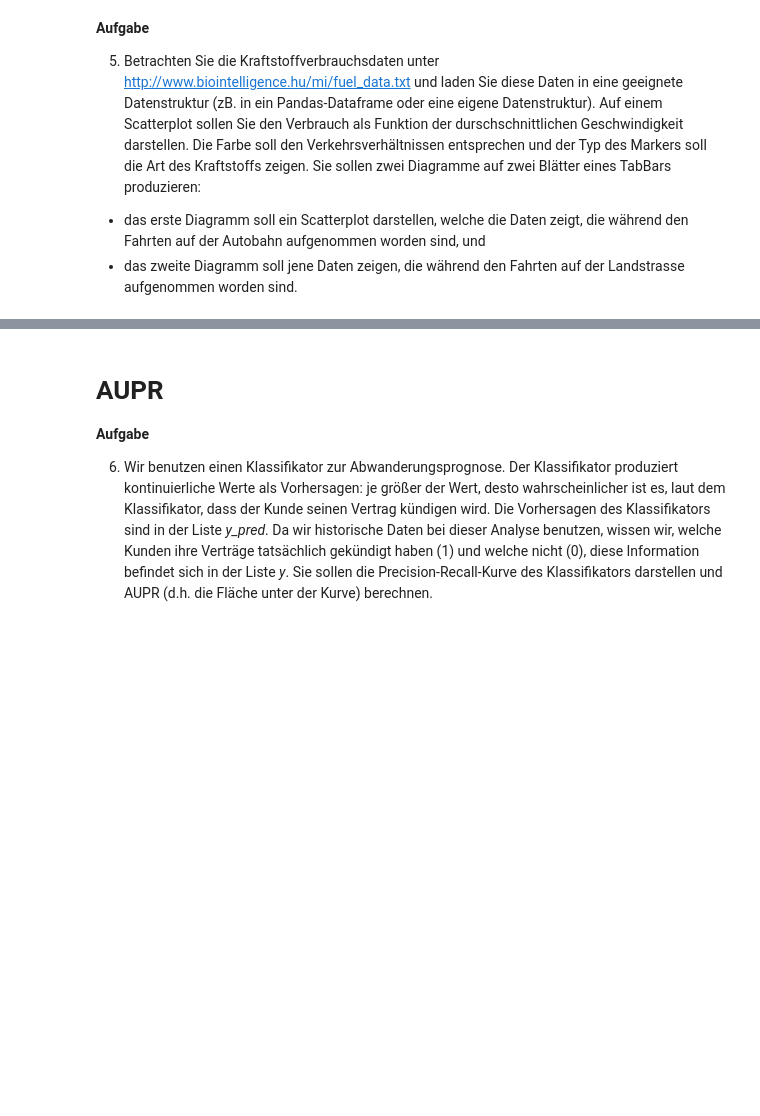
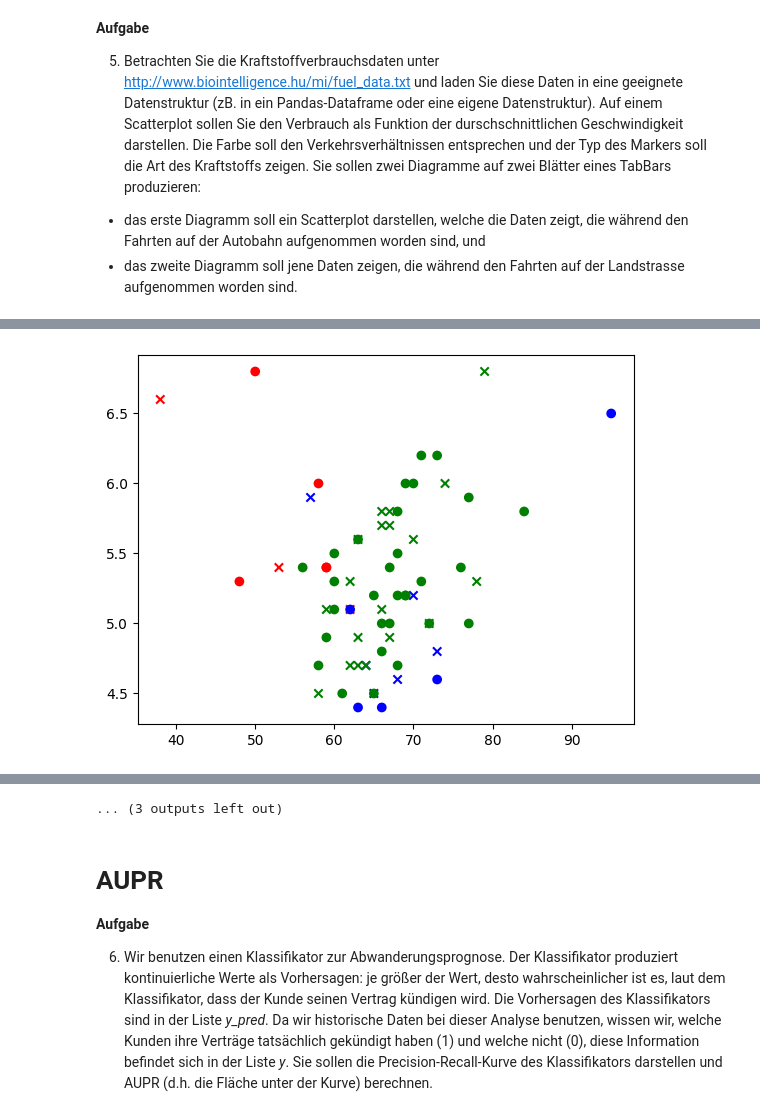
Before and after one commit to kr7/dskim1600, a Jupyter notebook: Diagramme.ipynb, the cells around one changed output, grey strips where cells are left out. Cells and saved outputs as stored; diff of their text form; code cells hidden in the pictures; blank space fills up the shorter version.

```diff
--- a/Diagramme.ipynb
+++ b/Diagramme.ipynb
@@ -168,3 +212,7 @@ with tb.output_to(3):
 Auf einem Scatterplot sollen Sie den Verbrauch als Funktion der durschschnittlichen Geschwindigkeit darstellen. Die Farbe soll den Verkehrsverhältnissen entsprechen und der Typ des Markers soll die Art des Kraftstoffs zeigen. Sie sollen zwei Diagramme auf zwei Blätter eines TabBars produzieren:
 - das erste Diagramm soll ein Scatterplot darstellen, welche die Daten zeigt, die während den Fahrten auf der Autobahn aufgenommen worden sind, und
 - das zweite Diagramm soll jene Daten zeigen, die während den Fahrten auf der Landstrasse aufgenommen worden sind.
+# %%
+import pandas as pd
+df = pd.read_csv('http://www.biointelligence.hu/mi/fuel_data.txt', sep='\t')
+df.head()
@@ -170,0 +226,61 @@ Auf einem Scatterplot sollen Sie den Verbrauch als Funktion der durschschnittlic
+# %%
+tb = widgets.TabBar(["Autobahn", "Landstrasse"], location='start')
+
+with tb.output_to(0):
+  # Zwei Sequenzen von numerischen Werten
+  verbrauch_95plus = df[ (df["road"]=="highway") & (df["avg.cons."]< 10) & (df["fuel type"] == "95+") ]["avg.cons."]
+  geschwindigkeit_95plus = df[ (df["road"]=="highway") & (df["avg.cons."]< 10) & (df["fuel type"] == "95+") ]["speed"]
+
+  farben = []
+  for v in df[ (df["road"]=="highway") & (df["avg.cons."]< 10) & (df["fuel type"] == "95+") ]["trafic"]:
+    if v == "low":
+      farben.append("b")
+    elif v == "normal":
+      farben.append("g")
+    else:
+      farben.append("r")
+
+  verbrauch_95fs = df[ (df["road"]=="highway") & (df["avg.cons."]< 10) & (df["fuel type"] == "95FS") ]["avg.cons."]
+  geschwindigkeit_95fs = df[ (df["road"]=="highway") & (df["avg.cons."]< 10) & (df["fuel type"] == "95FS") ]["speed"]
+
+  farben_95fs = []
+  for v in df[ (df["road"]=="highway") & (df["avg.cons."]< 10) & (df["fuel type"] == "95FS") ]["trafic"]:
+    if v == "low":
+      farben_95fs.append("b")
+    elif v == "normal":
+      farben_95fs.append("g")
+    else:
+      farben_95fs.append("r")
+
+  plt.scatter(geschwindigkeit_95plus, verbrauch_95plus, marker="x", c = farben);
+  plt.scatter(geschwindigkeit_95fs, verbrauch_95fs, marker="o", c = farben_95fs );
+
+
+with tb.output_to(1):
+  verbrauch_95plus = df[ (df["road"]=="standard") & (df["avg.cons."]< 10) & (df["fuel type"] == "95+") ]["avg.cons."]
+  geschwindigkeit_95plus = df[ (df["road"]=="standard") & (df["avg.cons."]< 10) & (df["fuel type"] == "95+") ]["speed"]
+
+  farben = []
+  for v in df[ (df["road"]=="standard") & (df["avg.cons."]< 10) & (df["fuel type"] == "95+") ]["trafic"]:
+    if v == "low":
+      farben.append("b")
+    elif v == "normal":
+      farben.append("g")
+    else:
+      farben.append("r")
+
+  verbrauch_95fs = df[ (df["road"]=="standard") & (df["avg.cons."]< 10) & (df["fuel type"] == "95FS") ]["avg.cons."]
+  geschwindigkeit_95fs = df[ (df["road"]=="standard") & (df["avg.cons."]< 10) & (df["fuel type"] == "95FS") ]["speed"]
+
+  farben_95fs = []
+  for v in df[ (df["road"]=="standard") & (df["avg.cons."]< 10) & (df["fuel type"] == "95FS") ]["trafic"]:
+    if v == "low":
+      farben_95fs.append("b")
+    elif v == "normal":
+      farben_95fs.append("g")
+    else:
+      farben_95fs.append("r")
+
+  plt.scatter(geschwindigkeit_95plus, verbrauch_95plus, marker="x", c = farben);
+  plt.scatter(geschwindigkeit_95fs, verbrauch_95fs, marker="o", c = farben_95fs );
+# %% [output]
@@ -170,0 +294 @@ Auf einem Scatterplot sollen Sie den Verbrauch als Funktion der durschschnittlic
+[figure, added]
@@ -171,3 +299,4 @@ Auf einem Scatterplot sollen Sie den Verbrauch als Funktion der durschschnittlic
+... (3 outputs left out)
 # %% [markdown]
 # AUPR
 
```
Also changed, not shown: parts of 8 cells of this notebook.
